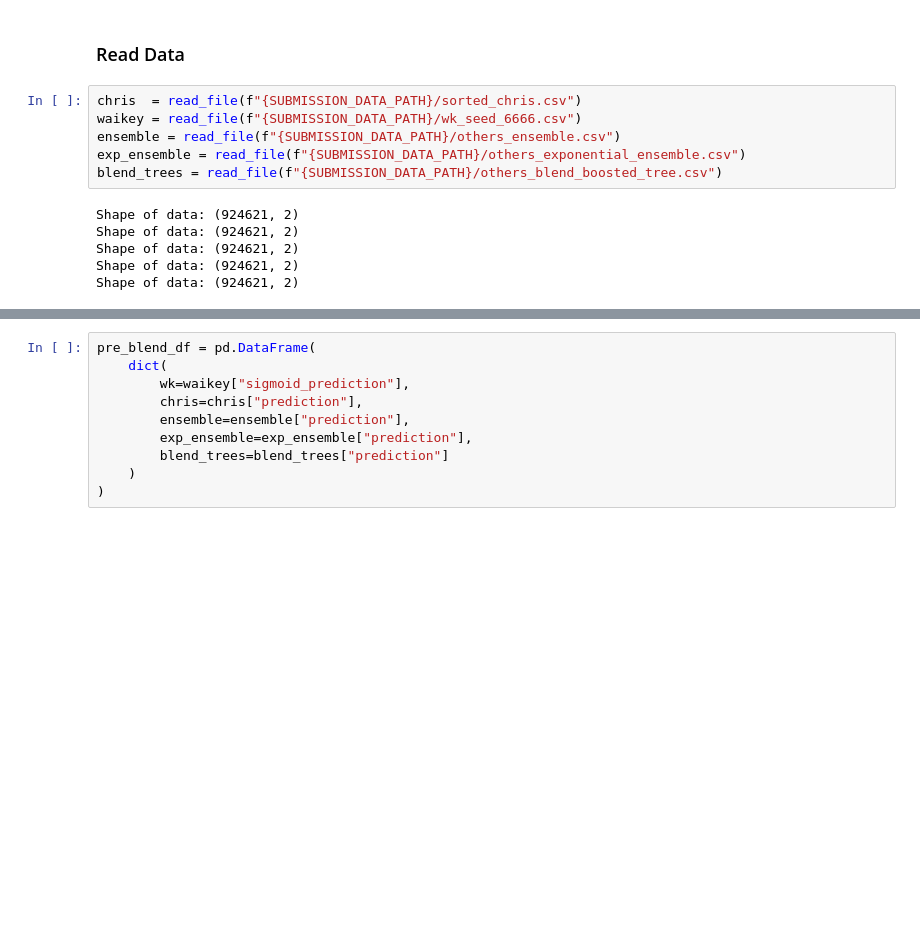
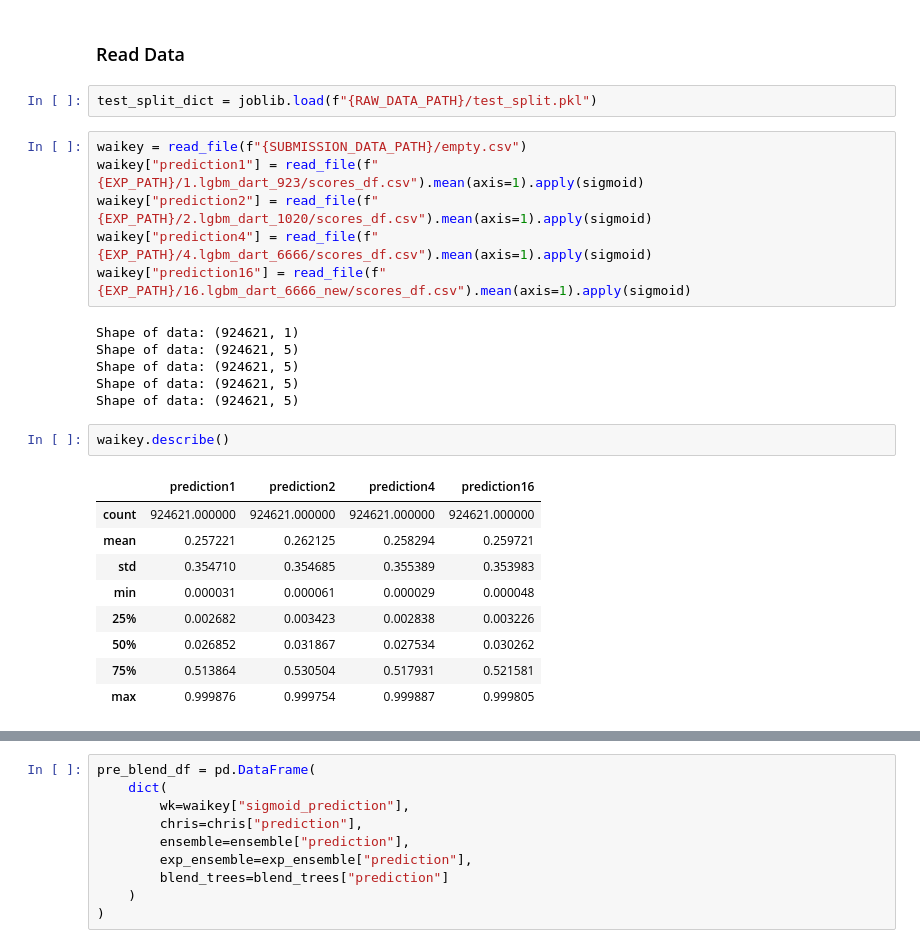
Before and after one commit to waikey-lee/kaggle-amex, a Jupyter notebook: notebooks/7b.ensemble_submission.ipynb, the cells around one changed output, grey strips where cells are left out. Cells and saved outputs as stored; diff of their text form; blank space fills up the shorter version.

```diff
--- a/notebooks/7b.ensemble_submission.ipynb
+++ b/notebooks/7b.ensemble_submission.ipynb
@@ -27,15 +28,29 @@ The autoreload extension is already loaded. To reload it, use:
   %reload_ext autoreload
 # %% [markdown]
 ### Read Data
-# %%
-chris  = read_file(f"{SUBMISSION_DATA_PATH}/sorted_chris.csv")
-waikey = read_file(f"{SUBMISSION_DATA_PATH}/wk_seed_6666.csv")
-ensemble = read_file(f"{SUBMISSION_DATA_PATH}/others_ensemble.csv")
-exp_ensemble = read_file(f"{SUBMISSION_DATA_PATH}/others_exponential_ensemble.csv")
-blend_trees = read_file(f"{SUBMISSION_DATA_PATH}/others_blend_boosted_tree.csv")
-# %% [output]
-Shape of data: (924621, 2)
-Shape of data: (924621, 2)
-Shape of data: (924621, 2)
-Shape of data: (924621, 2)
-Shape of data: (924621, 2)
+# %%
+test_split_dict = joblib.load(f"{RAW_DATA_PATH}/test_split.pkl")
+# %%
+waikey = read_file(f"{SUBMISSION_DATA_PATH}/empty.csv")
+waikey["prediction1"] = read_file(f"{EXP_PATH}/1.lgbm_dart_923/scores_df.csv").mean(axis=1).apply(sigmoid)
+waikey["prediction2"] = read_file(f"{EXP_PATH}/2.lgbm_dart_1020/scores_df.csv").mean(axis=1).apply(sigmoid)
+waikey["prediction4"] = read_file(f"{EXP_PATH}/4.lgbm_dart_6666/scores_df.csv").mean(axis=1).apply(sigmoid)
+waikey["prediction16"] = read_file(f"{EXP_PATH}/16.lgbm_dart_6666_new/scores_df.csv").mean(axis=1).apply(sigmoid)
+# %% [output]
+Shape of data: (924621, 1)
+Shape of data: (924621, 5)
+Shape of data: (924621, 5)
+Shape of data: (924621, 5)
+Shape of data: (924621, 5)
+# %%
+waikey.describe()
+# %% [output]
+|  | prediction1 | prediction2 | prediction4 | prediction16 |
+| count | 924621.000000 | 924621.000000 | 924621.000000 | 924621.000000 |
+| mean | 0.257221 | 0.262125 | 0.258294 | 0.259721 |
+| std | 0.354710 | 0.354685 | 0.355389 | 0.353983 |
+| min | 0.000031 | 0.000061 | 0.000029 | 0.000048 |
+| 25% | 0.002682 | 0.003423 | 0.002838 | 0.003226 |
+| 50% | 0.026852 | 0.031867 | 0.027534 | 0.030262 |
+| 75% | 0.513864 | 0.530504 | 0.517931 | 0.521581 |
+| max | 0.999876 | 0.999754 | 0.999887 | 0.999805 |
```
Also changed, not shown: parts of 58 cells of this notebook, 5 other files.
